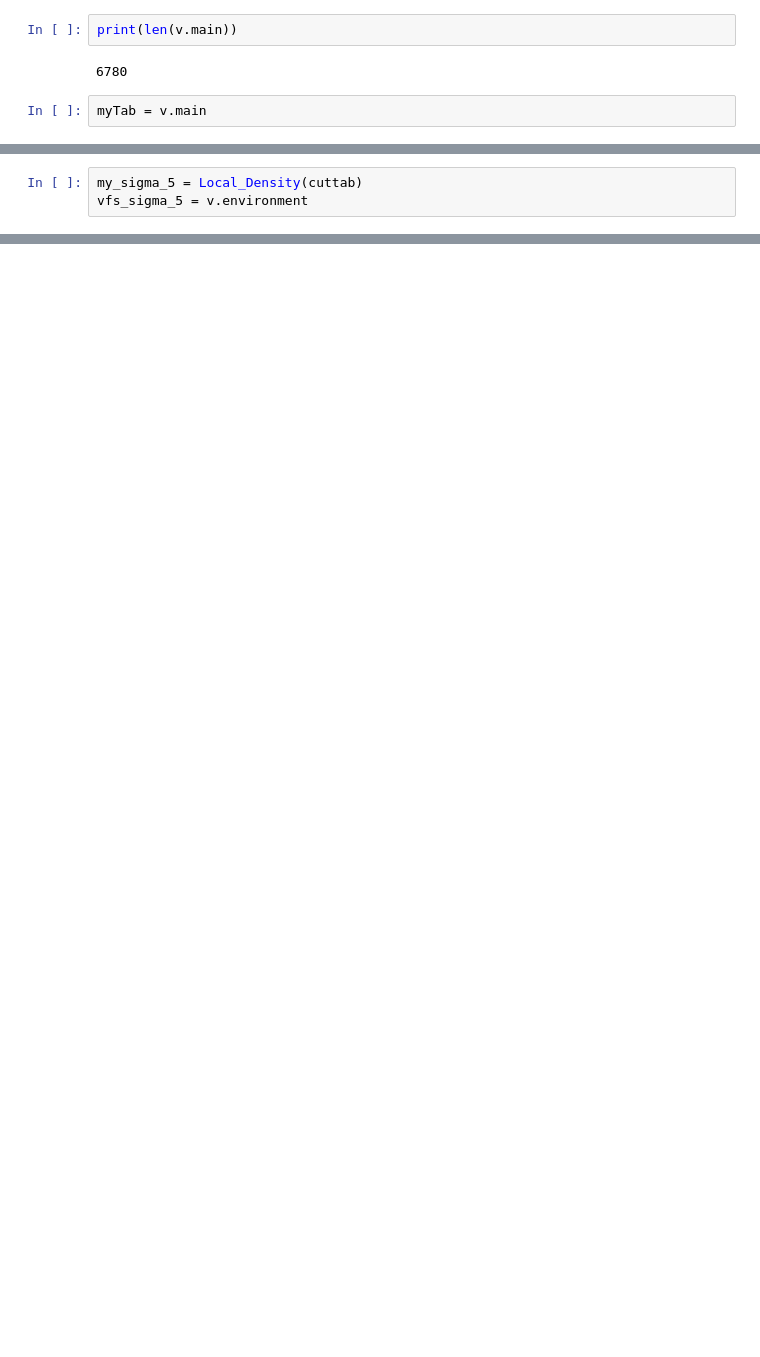
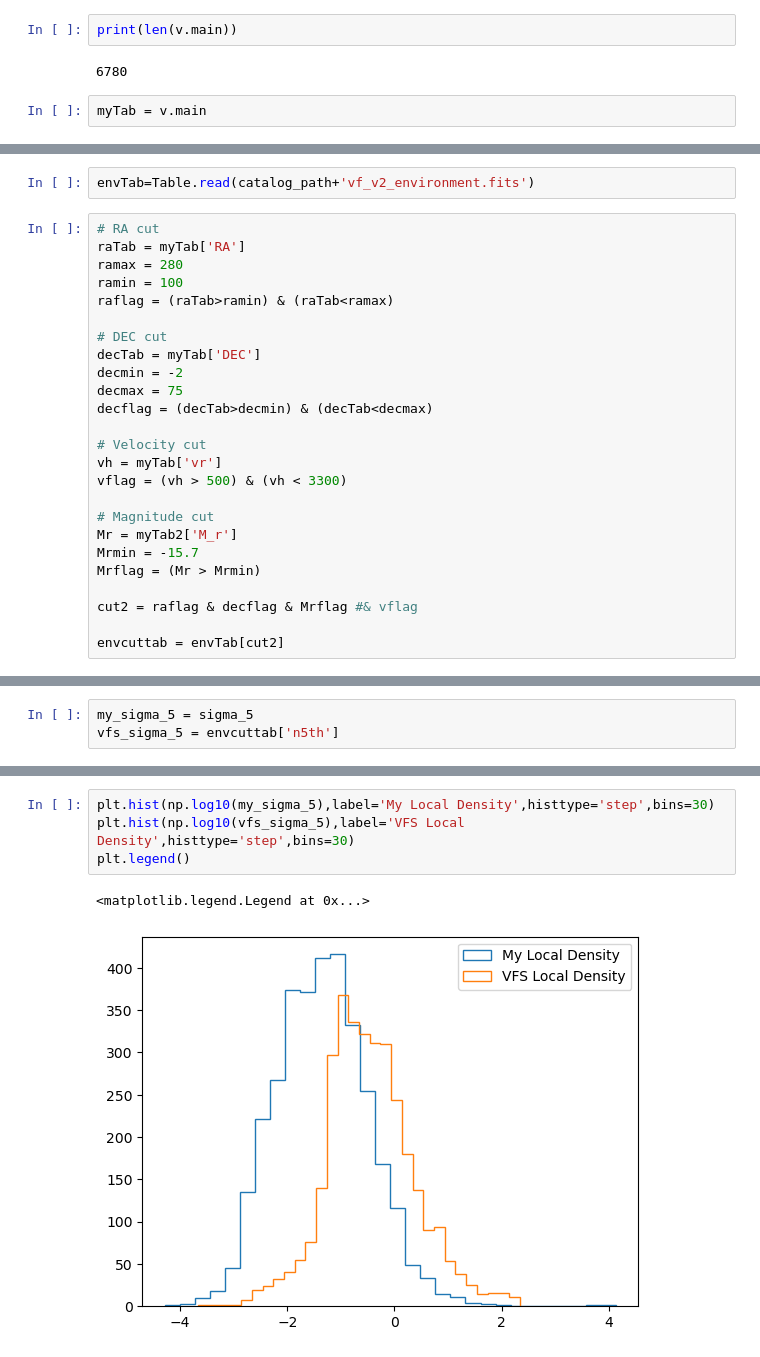
Before and after one commit to EvanBarkus/WISESize_Project, a Jupyter notebook: Castignani_LD.ipynb, the cells around one changed output, grey strips where cells are left out. Saved outputs shown, nothing was run; the diff lists cells and outputs as text; blank space fills up the shorter version.

```diff
--- a/Castignani_LD.ipynb
+++ b/Castignani_LD.ipynb
@@ -231,0 +221,27 @@ cbar.set_label('log(Sigma_5) (\kpc^2)',rotation=270,labelpad=20)
+# %%
+envTab=Table.read(catalog_path+'vf_v2_environment.fits')
+# %%
+# RA cut
+raTab = myTab['RA']
+ramax = 280
+ramin = 100
+raflag = (raTab>ramin) & (raTab<ramax)
+
+# DEC cut
+decTab = myTab['DEC']
+decmin = -2
+decmax = 75
+decflag = (decTab>decmin) & (decTab<decmax)
+
+# Velocity cut
+vh = myTab['vr']
+vflag = (vh > 500) & (vh < 3300)
+
+# Magnitude cut
+Mr = myTab2['M_r']
+Mrmin = -15.7
+Mrflag = (Mr > Mrmin)
+
+cut2 = raflag & decflag & Mrflag #& vflag
+
+envcuttab = envTab[cut2]
@@ -232,3 +268,3 @@ cbar.set_label('log(Sigma_5) (\kpc^2)',rotation=270,labelpad=20)
 # %%
-my_sigma_5 = Local_Density(cuttab)
-vfs_sigma_5 = v.environment
+my_sigma_5 = sigma_5
+vfs_sigma_5 = envcuttab['n5th']
@@ -234,0 +281,7 @@ vfs_sigma_5 = v.environment
+# %%
+plt.hist(np.log10(my_sigma_5),label='My Local Density',histtype='step',bins=30)
+plt.hist(np.log10(vfs_sigma_5),label='VFS Local Density',histtype='step',bins=30)
+plt.legend()
+# %% [output]
+<matplotlib.legend.Legend at 0x...>
+[figure, added]
```
Also changed, not shown: parts of 12 cells of this notebook.
